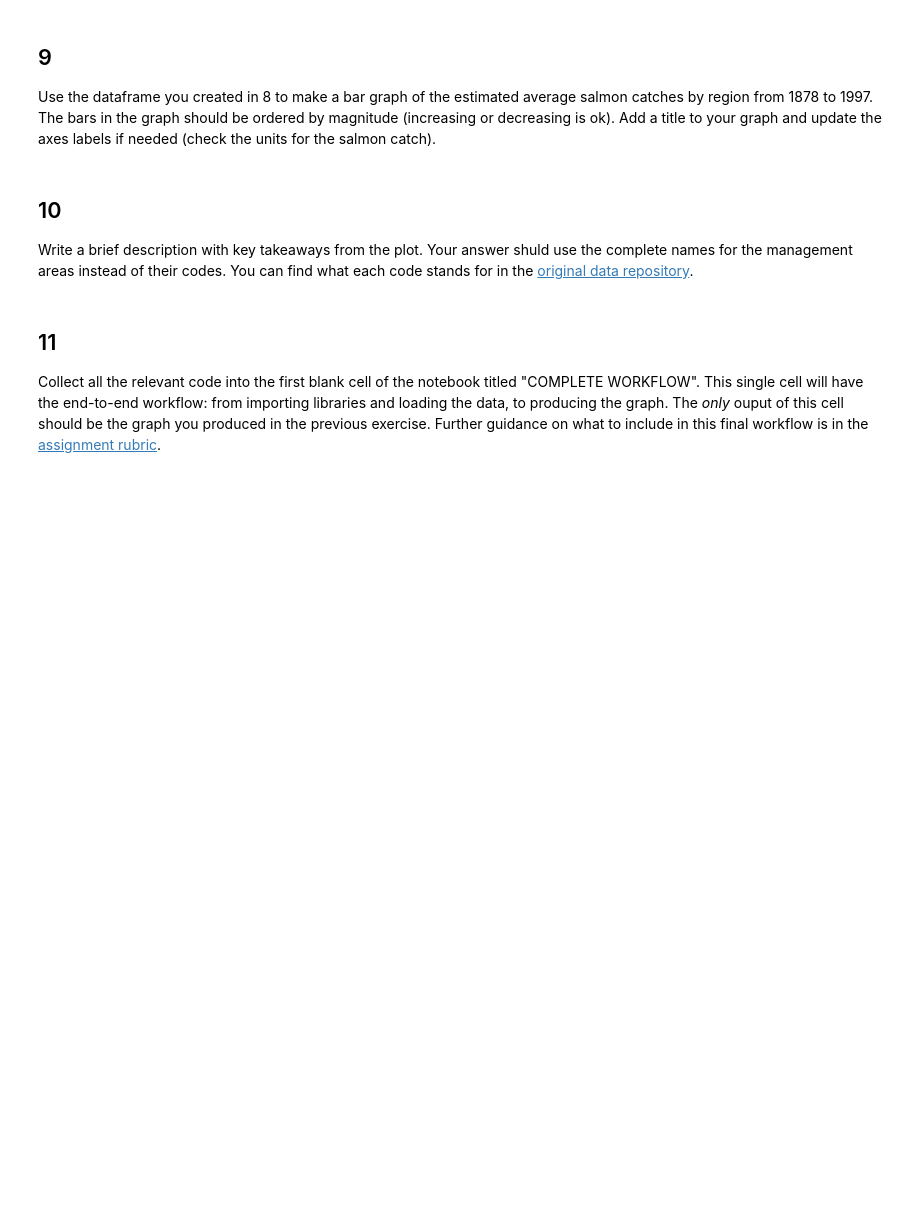
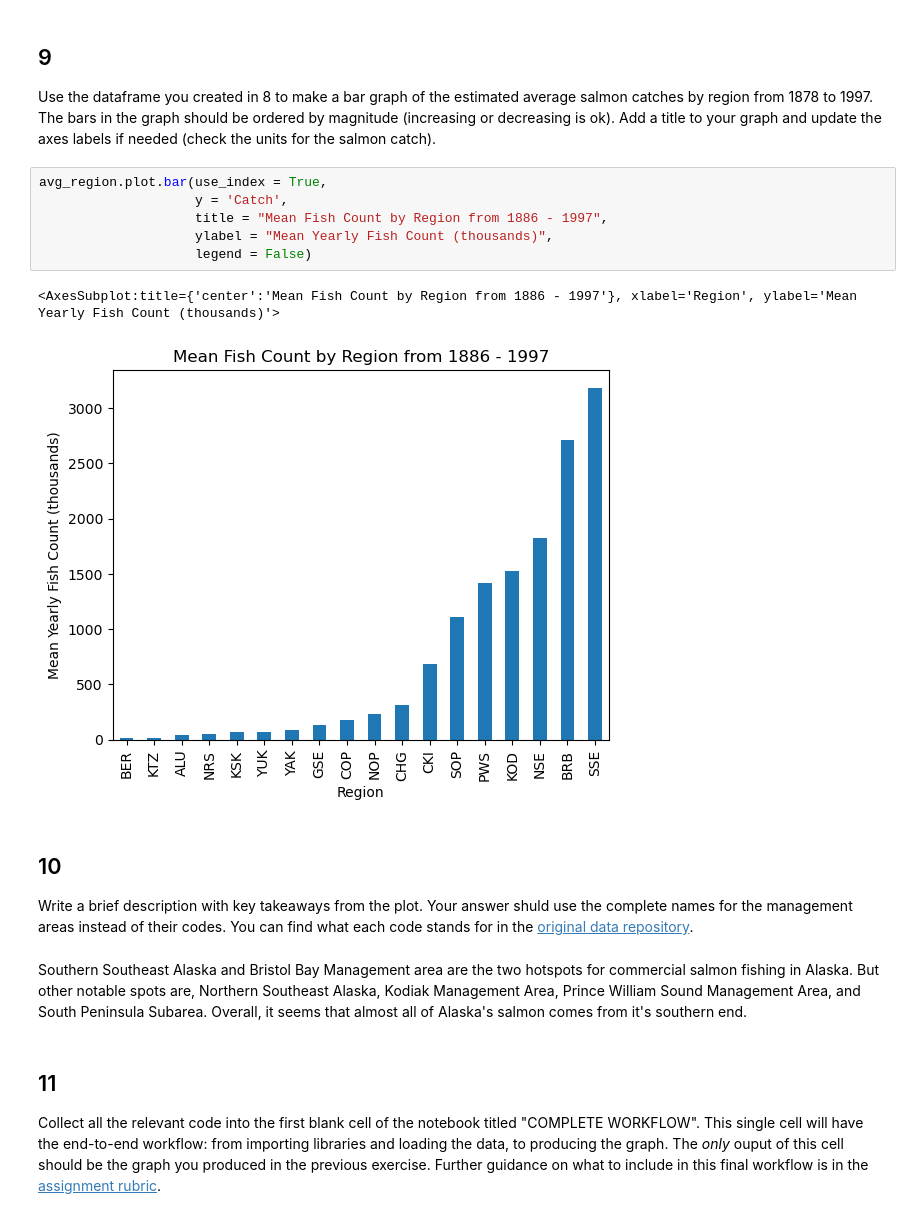
Before and after one commit to silkieMoth/eds220-hwk2, a Jupyter notebook: hwk2-task2-salmon.ipynb, the cells around one changed output. Drawn from its saved outputs; the diff is of its cells as text; blank space fills up the shorter version.

```diff
--- a/hwk2-task2-salmon.ipynb
+++ b/hwk2-task2-salmon.ipynb
@@ -246,6 +253,15 @@ avg_region
 ## 9
 
 Use the dataframe you created in 8 to make a bar graph of the estimated average salmon catches by region from 1878 to 1997. The bars in the graph should be ordered by magnitude (increasing or decreasing is ok). Add a title  to your graph and update the axes labels if needed (check the units for the salmon catch).
+# %%
+avg_region.plot.bar(use_index = True,
+                    y = 'Catch',
+                    title = "Mean Fish Count by Region from 1886 - 1997",
+                    ylabel = "Mean Yearly Fish Count (thousands)",
+                    legend = False)
+# %% [output]
+<AxesSubplot:title={'center':'Mean Fish Count by Region from 1886 - 1997'}, xlabel='Region', ylabel='Mean Yearly Fish Count (thousands)'>
+[figure, added]
 # %% [markdown]
 <!-- END QUESTION -->
 
@@ -254,6 +270,8 @@ Use the dataframe you created in 8 to make a bar graph of the estimated average
 ## 10
 
 Write a brief description with key takeaways from the plot. Your answer shuld use the complete names for the management areas instead of their codes. You can find what each code stands for in the [original data repository](https://knb.ecoinformatics.org/view/df35b.304.2#df35b.303.1).
+# %% [markdown]
+Southern Southeast Alaska and Bristol Bay Management area are the two hotspots for commercial salmon fishing in Alaska. But other notable spots are, Northern Southeast Alaska, Kodiak Management Area, Prince William Sound Management Area, and South Peninsula Subarea. Overall, it seems that almost all of Alaska's salmon comes from it's southern end.
 # %% [markdown]
 ## 11
 
```
Also changed, not shown: parts of 2 cells of this notebook.
